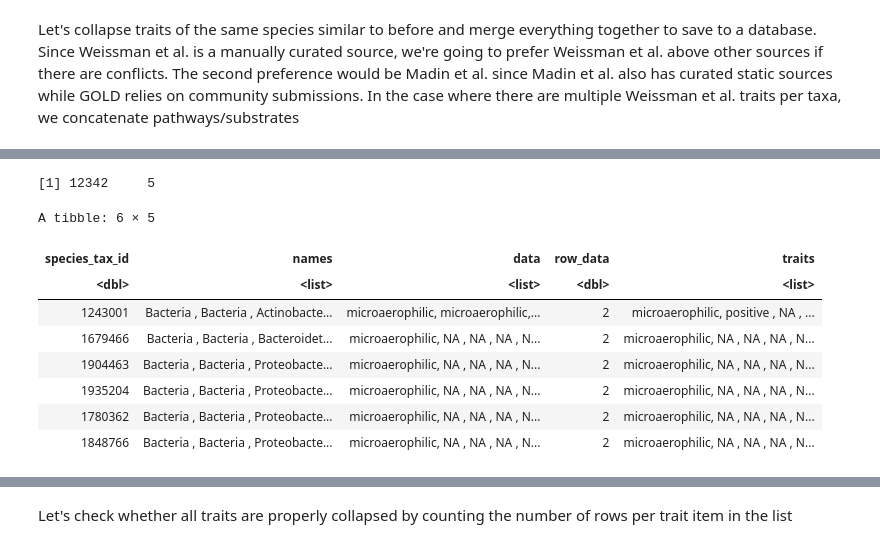
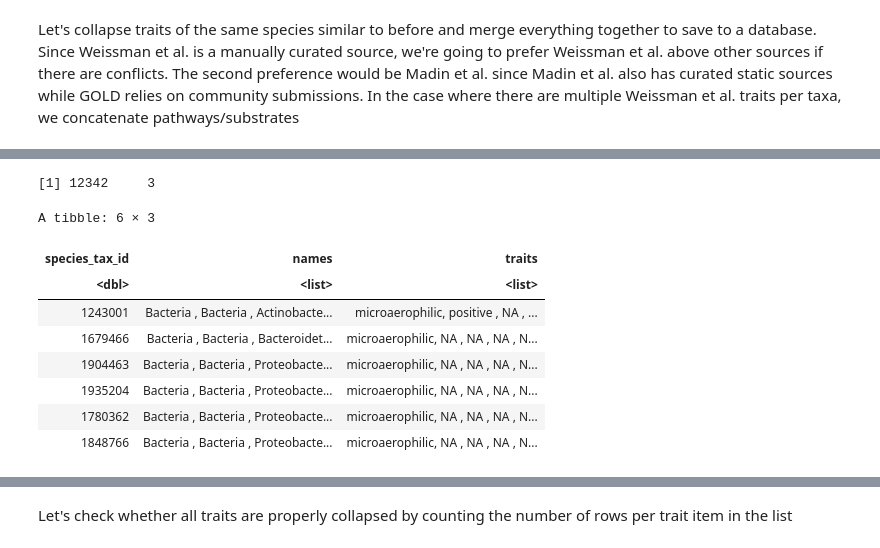
Before and after one commit to qpmnguyen/microbe_set_trait, a Jupyter notebook: notebooks/db_prep.ipynb, the cells around one changed output, grey strips where cells are left out. Saved outputs shown, nothing was run; the diff lists cells and outputs as text; code cells hidden in the pictures.

```diff
--- a/notebooks/db_prep.ipynb
+++ b/notebooks/db_prep.ipynb
@@ -271,12 +271,13 @@ reconcile_trait <- function(data, species_tax_id, names, ...){
         Reduce(f = c, x = .) %>% unique()
     path_substr <- path_substr[!path_substr %in% c("NA", NA_character_)]
     if (length(path_substr) == 0){
-        out$substr <- NA_character_
+        out$substrate <- NA_character_
     } else {
-        out$substr <- paste(path_substr, collapse = ",")
+        out$substrate <- paste(path_substr, collapse = ",")
     }
     return(out)
 }
 # %%
+reconcile <- reconcile %>% select(-row_data)
 head(reconcile)
 # %% [output]
@@ -292,17 +317,19 @@ A tibble: 6 × 4
 # %%
 reconcile <- reconcile %>% mutate(traits = pmap(reconcile, reconcile_trait));
 # %%
+reconcile <- reconcile %>% select(-data)
+
 dim(reconcile)
 head(reconcile)
 # %% [output]
-[1] 12342     5
+[1] 12342     3
-A tibble: 6 × 5
+A tibble: 6 × 3
-| species_tax_id | names | data | row_data | traits |
-| <dbl> | <list> | <list> | <dbl> | <list> |
-| 1243001 | Bacteria , Bacteria , Actinobacte... | microaerophilic, microaerophilic,... | 2 | microaerophilic, positive , NA , ... |
-| 1679466 | Bacteria , Bacteria , Bacteroidet... | microaerophilic, NA , NA , NA , N... | 2 | microaerophilic, NA , NA , NA , N... |
-| 1904463 | Bacteria , Bacteria , Proteobacte... | microaerophilic, NA , NA , NA , N... | 2 | microaerophilic, NA , NA , NA , N... |
-| 1935204 | Bacteria , Bacteria , Proteobacte... | microaerophilic, NA , NA , NA , N... | 2 | microaerophilic, NA , NA , NA , N... |
-| 1780362 | Bacteria , Bacteria , Proteobacte... | microaerophilic, NA , NA , NA , N... | 2 | microaerophilic, NA , NA , NA , N... |
-| 1848766 | Bacteria , Bacteria , Proteobacte... | microaerophilic, NA , NA , NA , N... | 2 | microaerophilic, NA , NA , NA , N... |
+| species_tax_id | names | traits |
+| <dbl> | <list> | <list> |
+| 1243001 | Bacteria , Bacteria , Actinobacte... | microaerophilic, positive , NA , ... |
+| 1679466 | Bacteria , Bacteria , Bacteroidet... | microaerophilic, NA , NA , NA , N... |
+| 1904463 | Bacteria , Bacteria , Proteobacte... | microaerophilic, NA , NA , NA , N... |
+| 1935204 | Bacteria , Bacteria , Proteobacte... | microaerophilic, NA , NA , NA , N... |
+| 1780362 | Bacteria , Bacteria , Proteobacte... | microaerophilic, NA , NA , NA , N... |
+| 1848766 | Bacteria , Bacteria , Proteobacte... | microaerophilic, NA , NA , NA , N... |
 # %%
```
Also changed, not shown: parts of 8 cells of this notebook, 11 other files.
